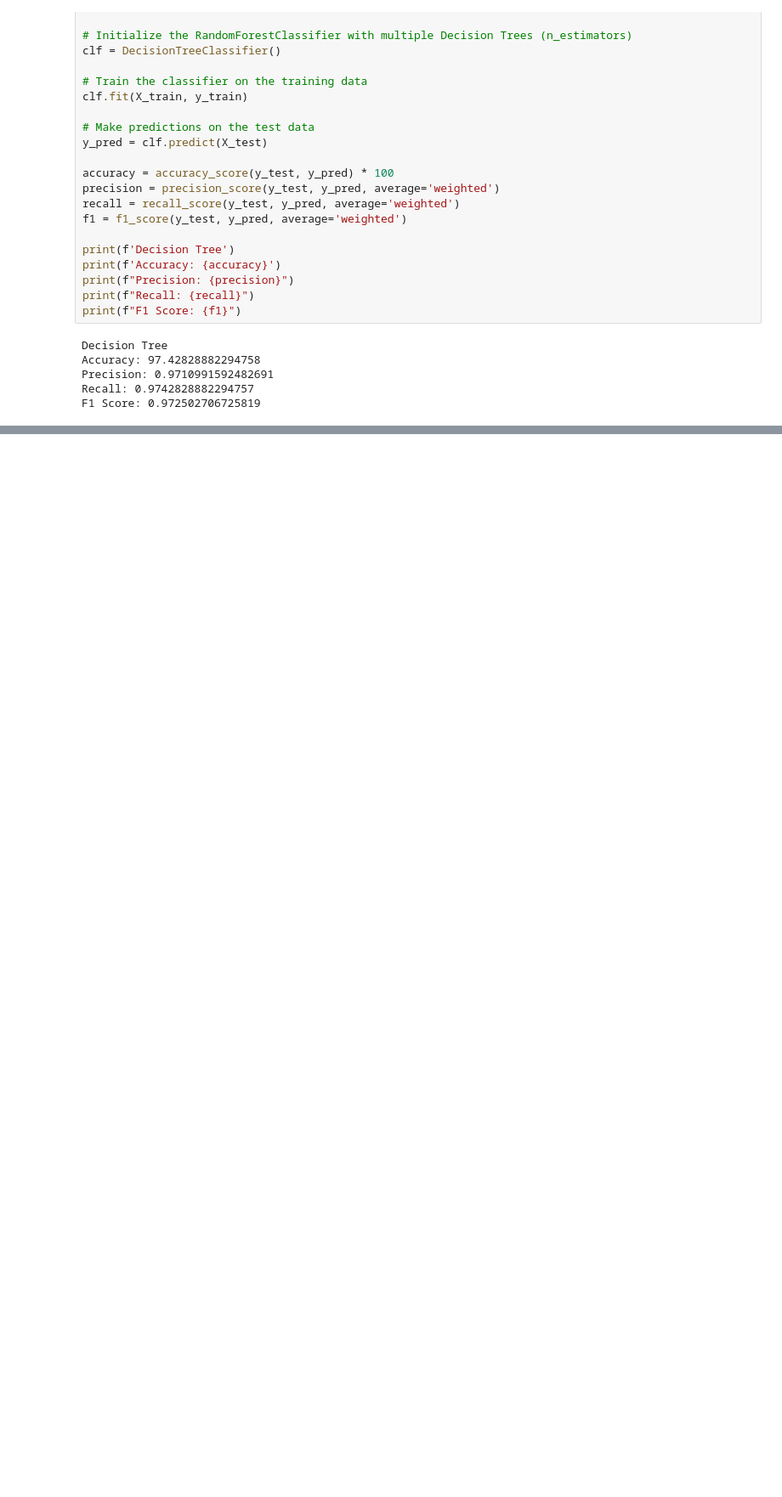
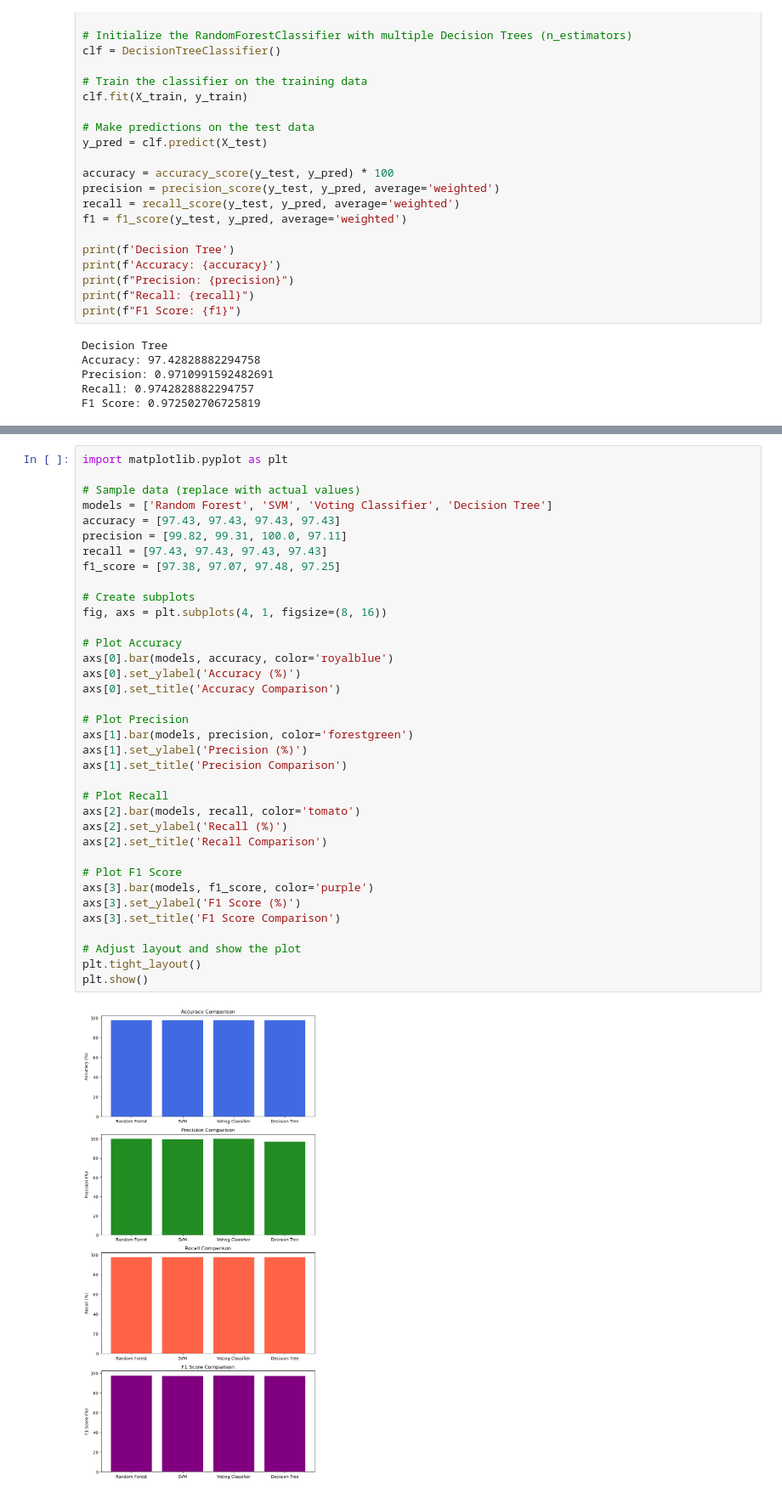
Before and after one commit to RifatXia/CSE499-Project, a Jupyter notebook: dataset/Project_Notebook.ipynb, the cells around one changed output, grey strips where cells are left out. Shown at 85% size. Cells and saved outputs as stored; diff of their text form; blank space fills up the shorter version.

```diff
--- a/dataset/Project_Notebook.ipynb
+++ b/dataset/Project_Notebook.ipynb
@@ -471,0 +497,38 @@ F1 Score: 0.9747659466795482
+# %%
+import matplotlib.pyplot as plt
+
+# Sample data (replace with actual values)
+models = ['Random Forest', 'SVM', 'Voting Classifier', 'Decision Tree']
+accuracy = [97.43, 97.43, 97.43, 97.43]
+precision = [99.82, 99.31, 100.0, 97.11]
+recall = [97.43, 97.43, 97.43, 97.43]
+f1_score = [97.38, 97.07, 97.48, 97.25]
+
+# Create subplots
+fig, axs = plt.subplots(4, 1, figsize=(8, 16))
+
+# Plot Accuracy
+axs[0].bar(models, accuracy, color='royalblue')
+axs[0].set_ylabel('Accuracy (%)')
+axs[0].set_title('Accuracy Comparison')
+
+# Plot Precision
+axs[1].bar(models, precision, color='forestgreen')
+axs[1].set_ylabel('Precision (%)')
+axs[1].set_title('Precision Comparison')
+
+# Plot Recall
+axs[2].bar(models, recall, color='tomato')
+axs[2].set_ylabel('Recall (%)')
+axs[2].set_title('Recall Comparison')
+
+# Plot F1 Score
+axs[3].bar(models, f1_score, color='purple')
+axs[3].set_ylabel('F1 Score (%)')
+axs[3].set_title('F1 Score Comparison')
+
+# Adjust layout and show the plot
+plt.tight_layout()
+plt.show()
+# %% [output]
+[figure, added]
```
Also changed, not shown: parts of 2 cells of this notebook.
